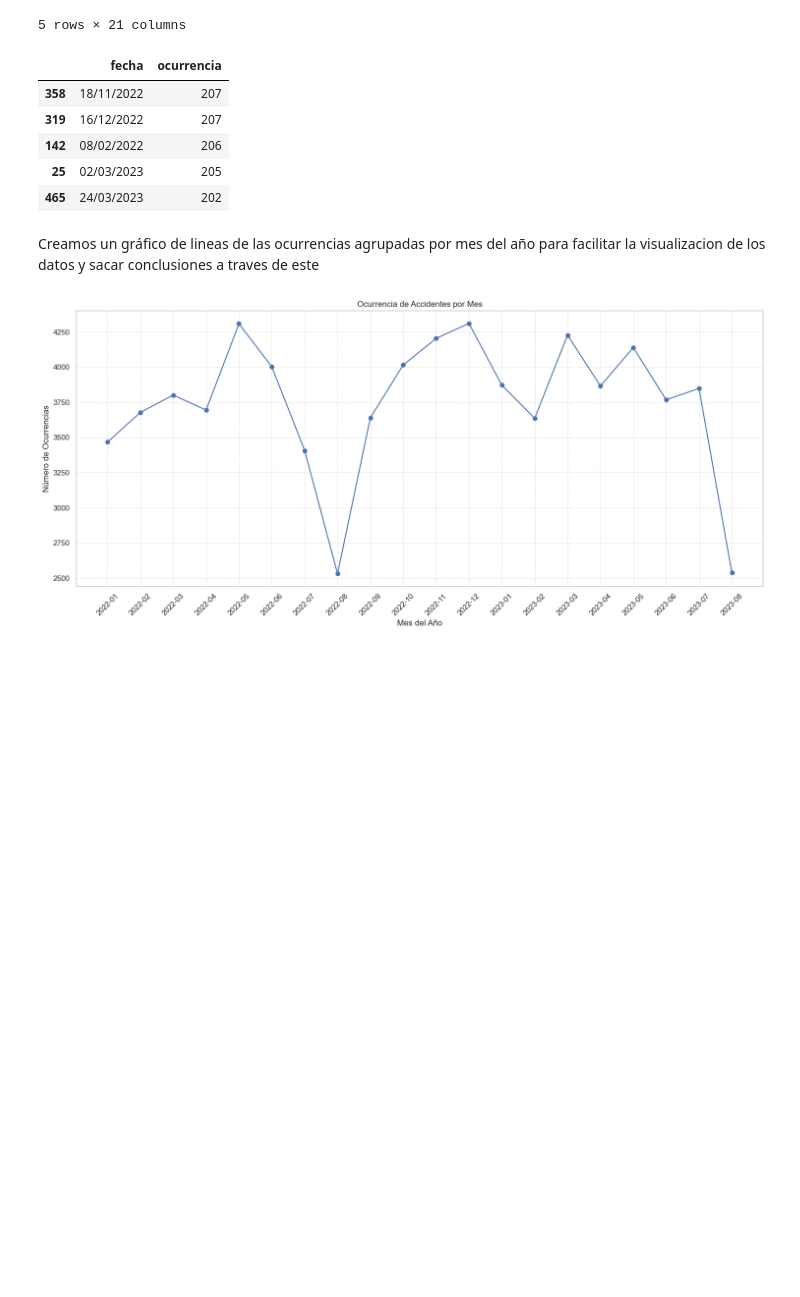
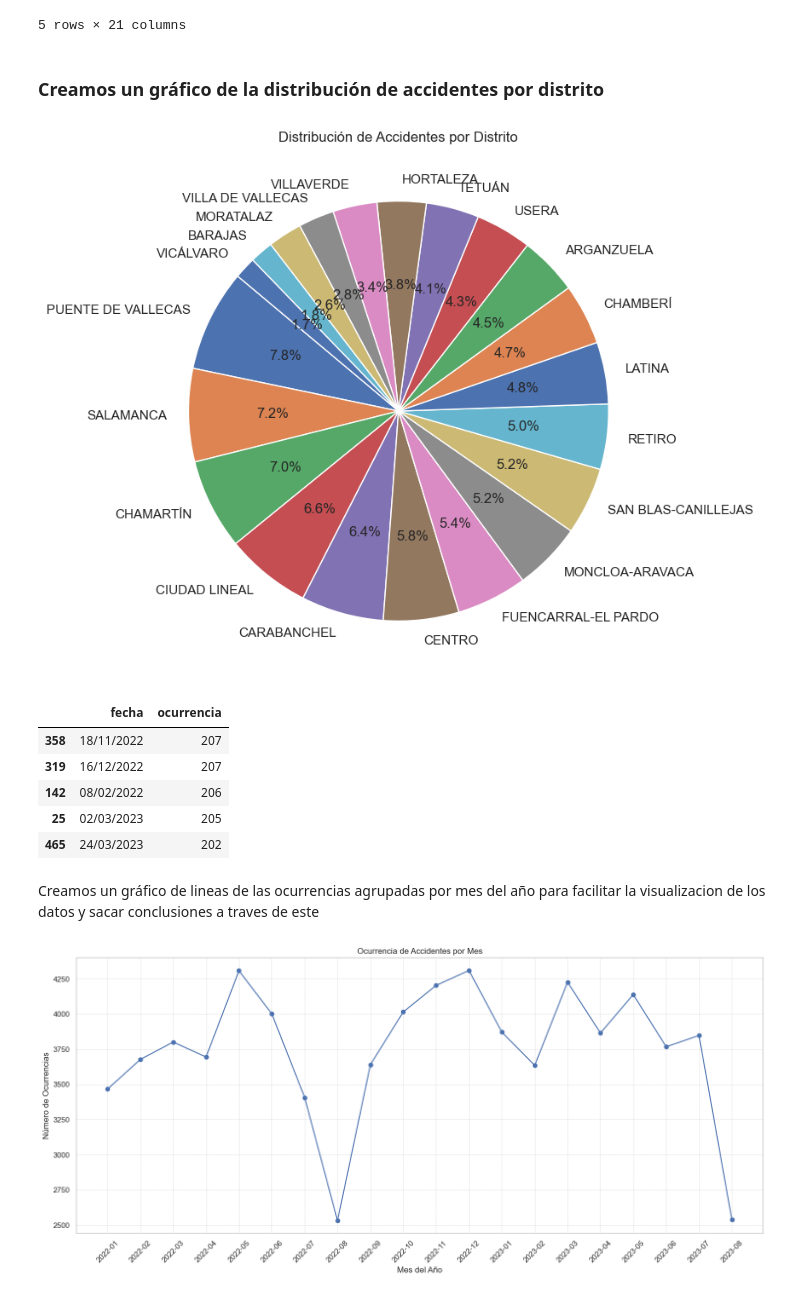
Before and after one commit to lucaramirezo/Traffic-Network-Transparency, a Jupyter notebook: Exploratory-Descriptive_Data_Analysis.ipynb, the cells around one changed output. Drawn from its saved outputs; the diff is of its cells as text; code cells hidden in the pictures; blank space fills up the shorter version.

```diff
--- a/Exploratory-Descriptive_Data_Analysis.ipynb
+++ b/Exploratory-Descriptive_Data_Analysis.ipynb
@@ -21,6 +21,19 @@ combined_data.head()
 | 3 | 2022S000002 | 01/01/2022 | 0:30:00 | PLAZA. CANOVAS DEL CASTILLO / PAS... | 2 | 3.0 | RETIRO | Colisión fronto-lateral | ... |
 | 4 | 2022S000002 | 01/01/2022 | 0:30:00 | PLAZA. CANOVAS DEL CASTILLO / PAS... | 2 | 3.0 | RETIRO | Colisión fronto-lateral | ... |
 5 rows × 21 columns
+# %% [markdown]
+### Creamos un gráfico de la distribución de accidentes por distrito
+# %%
+# Creando un gráfico de pastel para mostrar la distribución de accidentes por distrito
+distrito_counts = combined_data['distrito'].value_counts()
+
+plt.figure(figsize=(12, 8))
+distrito_counts.plot(kind='pie', autopct='%1.1f%%', startangle=140)
+plt.title('Distribución de Accidentes por Distrito')
+plt.ylabel('')  # Eliminando la etiqueta del eje y
+plt.show()
+# %% [output]
+[figure, added]
 # %%
 #Crear el df date_ocurrency para saber las ocurrencias por fecha
 date_ocurrency = combined_data.groupby('fecha').size().reset_index(name='ocurrencia')
```
Also changed, not shown: parts of 2 cells of this notebook.
